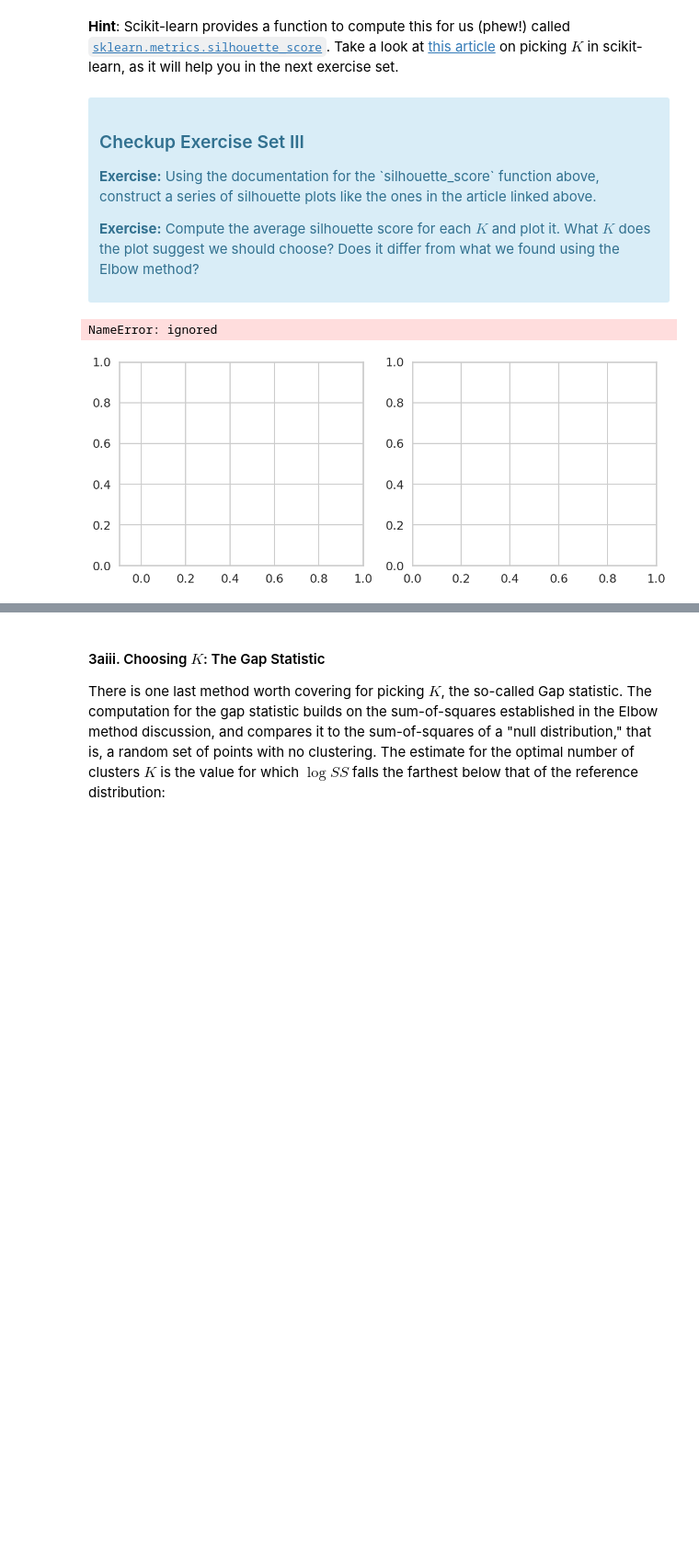
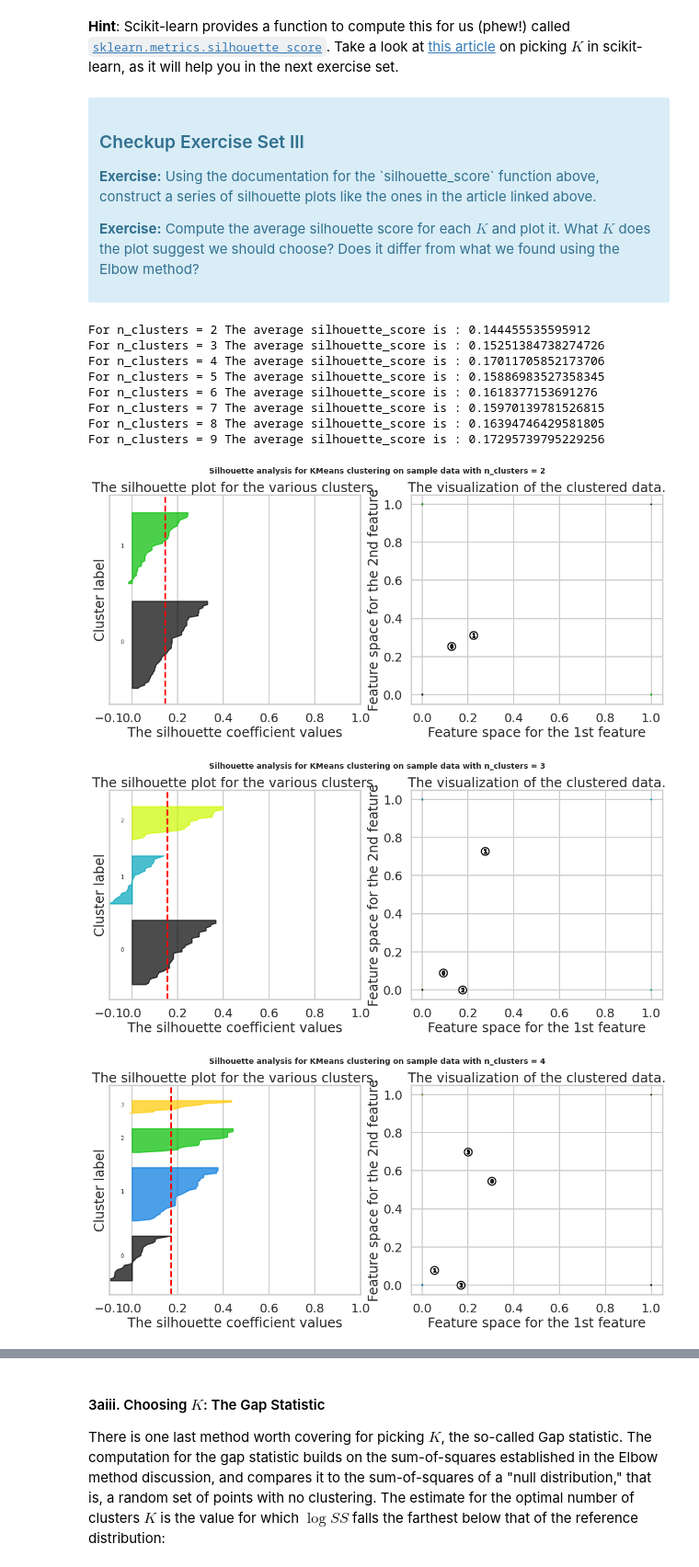
Before and after one commit to Kylehanna/Clustering_Case_Study, a Jupyter notebook: Clustering Case Study - Customer Segmentation with K-Means - Tier 3.ipynb, the cells around one changed output, grey strips where cells are left out. Shown: that part at 92% size. Saved outputs shown, nothing was run; the diff lists cells and outputs as text; code cells hidden in the pictures; blank space fills up the shorter version.

```diff
--- a/Clustering Case Study - Customer Segmentation with K-Means - Tier 3.ipynb
+++ b/Clustering Case Study - Customer Segmentation with K-Means - Tier 3.ipynb
@@ -149,6 +149,8 @@ dfm
 | Wright | 0.0 | 1.0 | 0.0 | 1.0 | 0.0 | 0.0 | 0.0 | 1.0 | 0.0 | 0.0 | ... |
 | Young | 1.0 | 1.0 | 1.0 | 0.0 | 0.0 | 0.0 | 1.0 | 1.0 | 0.0 | 0.0 | ... |
 100 rows × 12 columns
+# %%
+X = dfm.values
 # %% [markdown]
 ## 3. Modelling
 ### 3a. K-Means Clustering
@@ -248,24 +250,20 @@ Source: http://www.stat.berkeley.edu/~spector/s133/Clus.html
 </div>
 # %%
 # Your turn.
-
 from sklearn.metrics import silhouette_samples, silhouette_score
+from sklearn.datasets import make_blobs
 import matplotlib.cm as cm
 import numpy as np
 
-# Generating the sample data from make_blobs
-# This particular setting has one distinct cluster and 3 clusters placed close
-# together.
-'''X, y = dfm(
+'''X, y = make_blobs(
     n_samples=500,
     n_features=2,
     centers=4,
     cluster_std=1,
     center_box=(-10.0, 10.0),
     shuffle=True,
-    random_state=1,
-)  # For reproducibility
-'''
+    random_state=1,)'''
+# For reproducibility
 
 range_n_clusters = [2, 3, 4, 5, 6, 7, 8, 9]
 
@@ -346,32 +344,41 @@ for n_clusters in range_n_clusters:
 
     # Labeling the clusters
     centers = clusterer.cluster_centers_
     # Draw white circles at cluster centers
     ax2.scatter(
         centers[:, 0],
         centers[:, 1],
         marker="o",
         c="white",
         alpha=1,
         s=200,
         edgecolor="k",
     )
 
     for i, c in enumerate(centers):
         ax2.scatter(c[0], c[1], marker="$%d$" % i, alpha=1, s=50, edgecolor="k")
 
     ax2.set_title("The visualization of the clustered data.")
     ax2.set_xlabel("Feature space for the 1st feature")
     ax2.set_ylabel("Feature space for the 2nd feature")
 
     plt.suptitle(
         "Silhouette analysis for KMeans clustering on sample data with n_clusters = %d"
         % n_clusters,
         fontsize=14,
         fontweight="bold",
     )
 
 plt.show()
 # %% [output]
-NameError: ignored
+For n_clusters = 2 The average silhouette_score is : 0.144455535595912
+For n_clusters = 3 The average silhouette_score is : 0.15251384738274726
+For n_clusters = 4 The average silhouette_score is : 0.17011705852173706
+For n_clusters = 5 The average silhouette_score is : 0.15886983527358345
+For n_clusters = 6 The average silhouette_score is : 0.1618377153691276
+For n_clusters = 7 The average silhouette_score is : 0.15970139781526815
+For n_clusters = 8 The average silhouette_score is : 0.16394746429581805
+For n_clusters = 9 The average silhouette_score is : 0.17295739795229256
-[figure, old version]
+[figure, new version]
+[figure, added]
+[figure, added]
```
Also changed, not shown: parts of 6 cells of this notebook.
